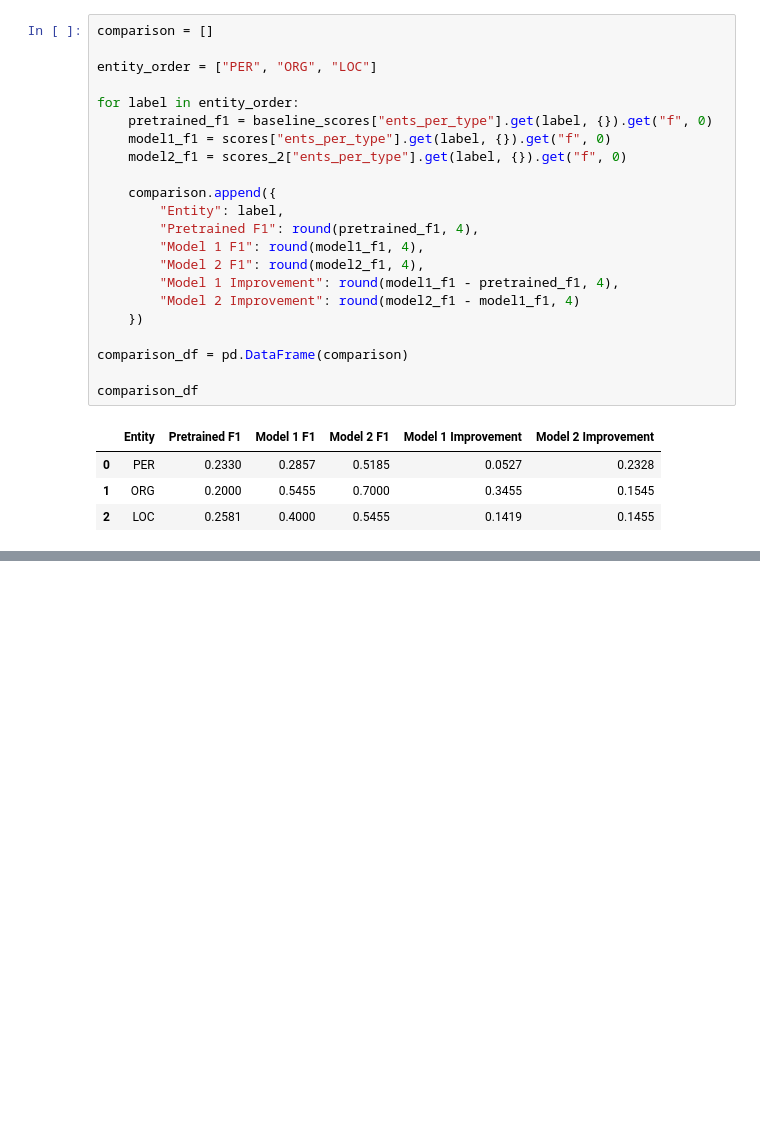
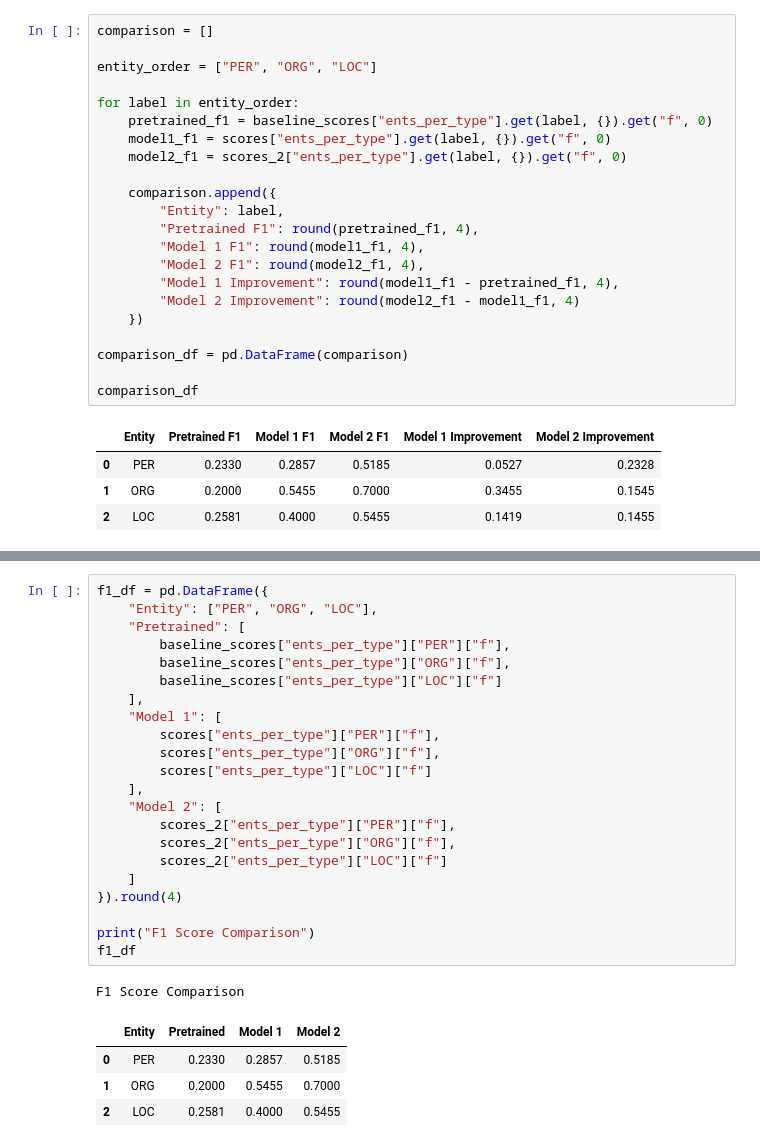
Before and after one commit to marcelalozano27-ship-it/Assignment4_Fong_Marcela, a Jupyter notebook: Assignment_4.ipynb, the cells around one changed output, grey strips where cells are left out. Cells and saved outputs as stored; diff of their text form; blank space fills up the shorter version.

```diff
--- a/Assignment_4.ipynb
+++ b/Assignment_4.ipynb
@@ -1537,0 +1846,28 @@ comparison_df
+# %%
+f1_df = pd.DataFrame({
+    "Entity": ["PER", "ORG", "LOC"],
+    "Pretrained": [
+        baseline_scores["ents_per_type"]["PER"]["f"],
+        baseline_scores["ents_per_type"]["ORG"]["f"],
+        baseline_scores["ents_per_type"]["LOC"]["f"]
+    ],
+    "Model 1": [
+        scores["ents_per_type"]["PER"]["f"],
+        scores["ents_per_type"]["ORG"]["f"],
+        scores["ents_per_type"]["LOC"]["f"]
+    ],
+    "Model 2": [
+        scores_2["ents_per_type"]["PER"]["f"],
+        scores_2["ents_per_type"]["ORG"]["f"],
+        scores_2["ents_per_type"]["LOC"]["f"]
+    ]
+}).round(4)
+
+print("F1 Score Comparison")
+f1_df
+# %% [output]
+F1 Score Comparison
+|  | Entity | Pretrained | Model 1 | Model 2 |
+| 0 | PER | 0.2330 | 0.2857 | 0.5185 |
+| 1 | ORG | 0.2000 | 0.5455 | 0.7000 |
+| 2 | LOC | 0.2581 | 0.4000 | 0.5455 |
```
Also changed, not shown: parts of 12 cells of this notebook.
